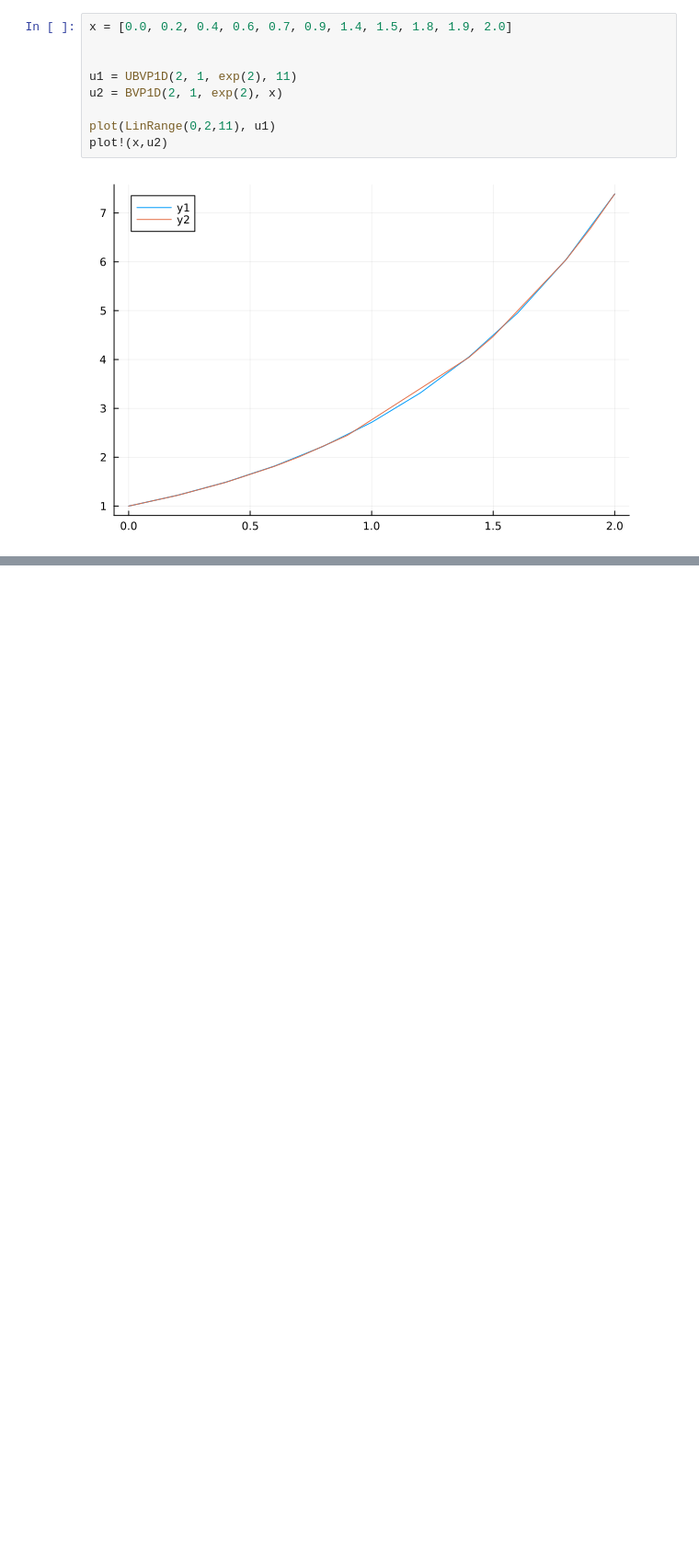
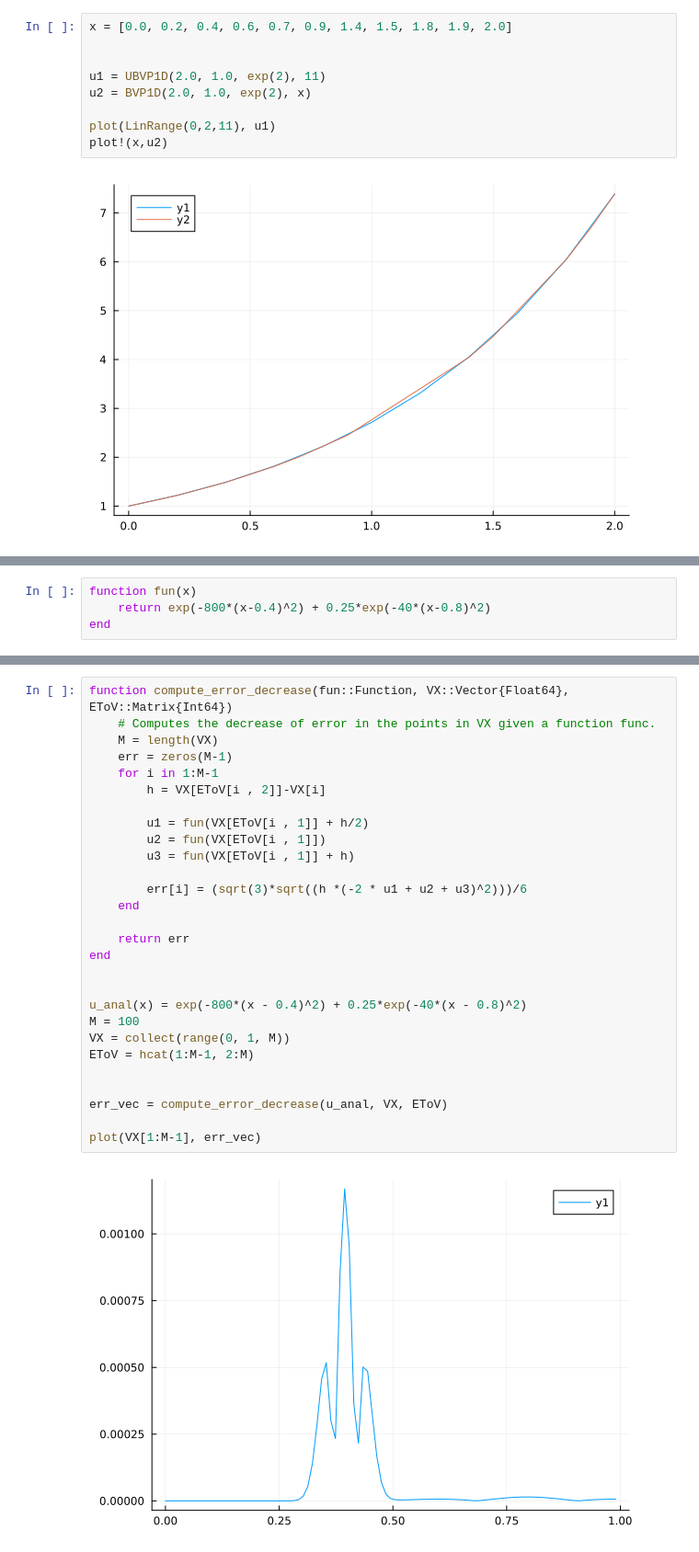
Before and after one commit to jkbch/FEM, a Jupyter notebook: Julia_C.ipynb, the cells around one changed output, grey strips where cells are left out. Shown at 92% size. Cells and saved outputs as stored; diff of their text form; blank space fills up the shorter version.

```diff
--- a/Julia_C.ipynb
+++ b/Julia_C.ipynb
@@ -89,8 +89,8 @@ UBVP1D (generic function with 1 method)
 x = [0.0, 0.2, 0.4, 0.6, 0.7, 0.9, 1.4, 1.5, 1.8, 1.9, 2.0]
 
 
-u1 = UBVP1D(2, 1, exp(2), 11)
-u2 = BVP1D(2, 1, exp(2), x)
+u1 = UBVP1D(2.0, 1.0, exp(2), 11)
+u2 = BVP1D(2.0, 1.0, exp(2), x)
 
 plot(LinRange(0,2,11), u1)
 plot!(x,u2)
@@ -145,0 +304,4 @@ print(p)
+# %%
+function fun(x)
+    return exp(-800*(x-0.4)^2) + 0.25*exp(-40*(x-0.8)^2)
+end
@@ -145,0 +310,30 @@ print(p)
+# %%
+function compute_error_decrease(fun::Function, VX::Vector{Float64}, EToV::Matrix{Int64})
+    # Computes the decrease of error in the points in VX given a function func.
+    M = length(VX)
+    err = zeros(M-1)
+    for i in 1:M-1
+        h = VX[EToV[i , 2]]-VX[i]
+
+        u1 = fun(VX[EToV[i , 1]] + h/2)
+        u2 = fun(VX[EToV[i , 1]])
+        u3 = fun(VX[EToV[i , 1]] + h)
+
+        err[i] = (sqrt(3)*sqrt((h *(-2 * u1 + u2 + u3)^2)))/6
+    end
+
+    return err
+end
+
+
+u_anal(x) = exp(-800*(x - 0.4)^2) + 0.25*exp(-40*(x - 0.8)^2)
+M = 100
+VX = collect(range(0, 1, M))
+EToV = hcat(1:M-1, 2:M)
+
+
+err_vec = compute_error_decrease(u_anal, VX, EToV)
+
+plot(VX[1:M-1], err_vec)
+# %% [output]
+[figure, added]
```
Also changed, not shown: parts of 17 cells of this notebook.
